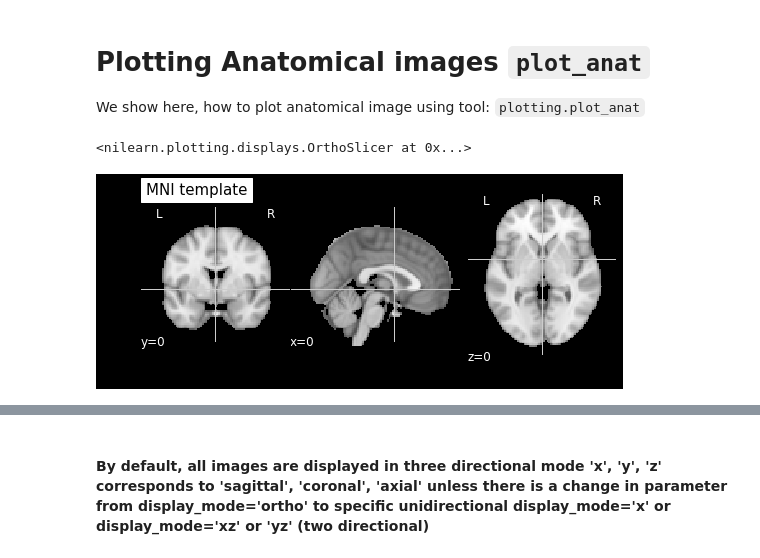
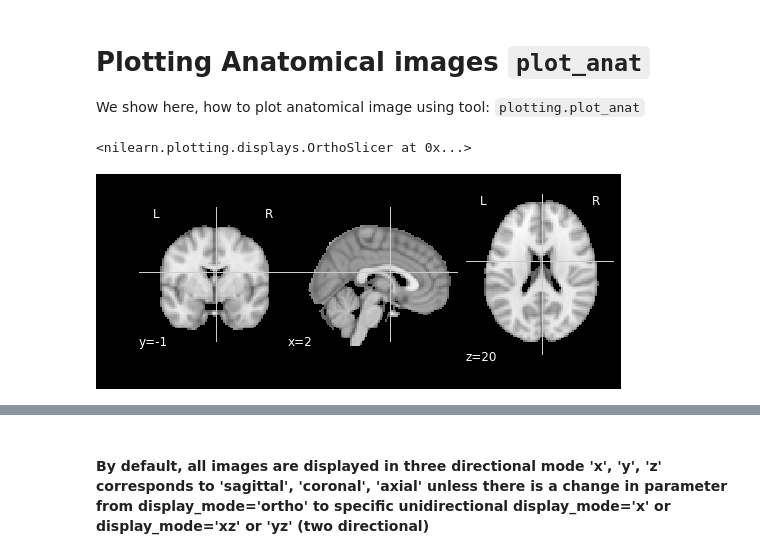
Before and after one commit to KamalakerDadi/Tutorial, a Jupyter notebook: nilearn_plotting.ipynb, the cells around one changed output, grey strips where cells are left out. Saved outputs shown, nothing was run; the diff lists cells and outputs as text; code cells hidden in the pictures.

```diff
--- a/nilearn_plotting.ipynb
+++ b/nilearn_plotting.ipynb
@@ -11,12 +13,9 @@
 # %%
-# filename of the Nifti image
-filename_Nifti = '/home/kamalakar/Kamalakar/work/nilearn/nilearn/datasets/data/avg152T1_brain.nii.gz'
+#Use nilearn to retrieve an in-memory object
+from nilearn import datasets
 
-# We use nilearn utilities to load filename of the Nifti image
-from nilearn._utils import check_niimg
-
-filename_Nifti_to_image_object = check_niimg(filename_Nifti)
-print(filename_Nifti_to_image_object) # Easily see the information of the image affine, shape, type of image, etc.
+template_img = datasets.load_mni152_template()
+print(template_img) # Easily see the information of the image affine, shape, type of image, etc.
 # %% [output]
 <class 'nibabel.nifti1.Nifti1Image'>
 data shape (91, 109, 91)
@@ -50,15 +59,15 @@ We show here, how to plot anatomical image using tool: `plotting.plot_anat`
 # %%
 # First, we fetch and load the default anatomical image available in Nilearn datasets module
 from nilearn import datasets
 
 # default MNI152 template
 anatomical_image = datasets.load_mni152_template()
 
 # Then, import plotting module from nilearn to easily visualize the loaded image
 from nilearn import plotting
 
 # To plot anatomical image
-plotting.plot_anat(anatomical_image, cut_coords=(0, 0, 0), title='MNI template')
+plotting.plot_anat(anatomical_image)
 # %% [output]
 <nilearn.plotting.displays.OrthoSlicer at 0x...>
-[figure, old version]
+[figure, new version]
```
Also changed, not shown: parts of 10 cells of this notebook.
